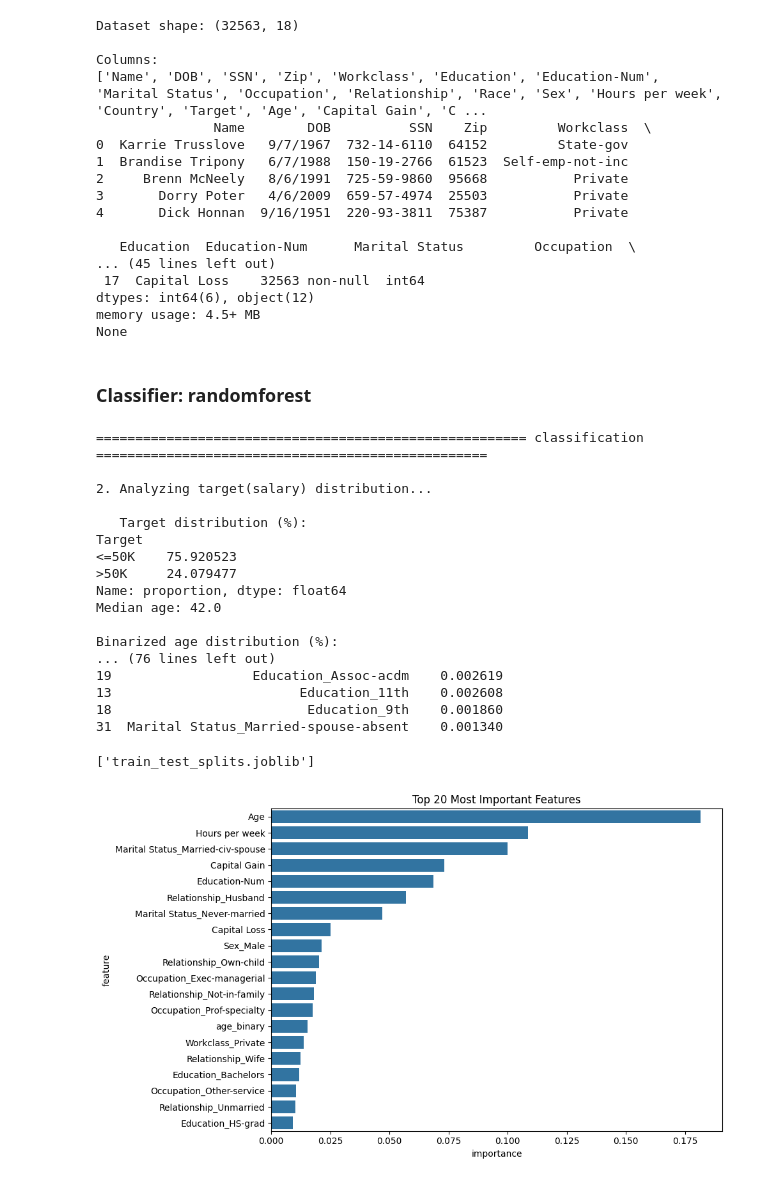
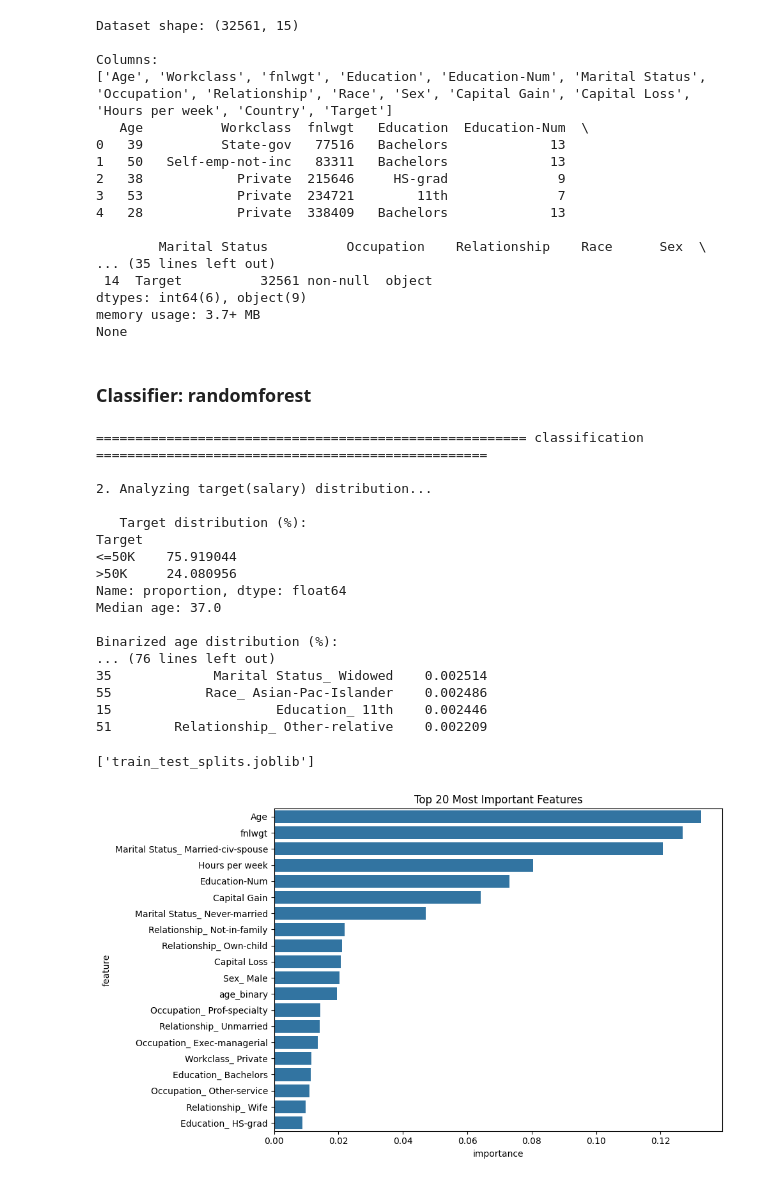
Before and after one commit to sirimeraoui/MDBW, a Jupyter notebook: main.ipynb, the cells around one changed output. Cells and saved outputs as stored; diff of their text form; code cells hidden in the pictures.

Commit message:
classification new data

```diff
--- a/main.ipynb
+++ b/main.ipynb
@@ -10,7 +10,14 @@ from sklearn.preprocessing import LabelEncoder
 import joblib  #to save the trained model
 np.random.seed(42)
 
-df = pd.read_csv('adult_with_pii.csv')
+df = pd.read_csv('adult.data.csv', header=None)
+df.columns = [
+    'Age', 'Workclass', 'fnlwgt', 'Education', 'Education-Num',
+    'Marital Status', 'Occupation', 'Relationship', 'Race', 'Sex',
+    'Capital Gain', 'Capital Loss', 'Hours per week', 'Country', 'Target'
+]
+df["Target"] = df["Target"].str.strip()
+
 # Data overview:
 print("Dataset shape:", df.shape)
 print("\nColumns:")
@@ -20,22 +27,22 @@ print("\nData shape:",df.shape)
 print("\nData info:")
 print(df.info())
 # %% [output]
-Dataset shape: (32563, 18)
+Dataset shape: (32561, 15)
 
 Columns:
-['Name', 'DOB', 'SSN', 'Zip', 'Workclass', 'Education', 'Education-Num', 'Marital Status', 'Occupation', 'Relationship', 'Race', 'Sex', 'Hours per week', 'Country', 'Target', 'Age', 'Capital Gain', 'C ...
-               Name        DOB          SSN    Zip         Workclass  \
-0  Karrie Trusslove   9/7/1967  732-14-6110  64152         State-gov
-1  Brandise Tripony   6/7/1988  150-19-2766  61523  Self-emp-not-inc
-2     Brenn McNeely   8/6/1991  725-59-9860  95668           Private
-3       Dorry Poter   4/6/2009  659-57-4974  25503           Private
-4       Dick Honnan  9/16/1951  220-93-3811  75387           Private
+['Age', 'Workclass', 'fnlwgt', 'Education', 'Education-Num', 'Marital Status', 'Occupation', 'Relationship', 'Race', 'Sex', 'Capital Gain', 'Capital Loss', 'Hours per week', 'Country', 'Target']
+   Age          Workclass  fnlwgt   Education  Education-Num  \
+0   39          State-gov   77516   Bachelors             13
+1   50   Self-emp-not-inc   83311   Bachelors             13
+2   38            Private  215646     HS-grad              9
+3   53            Private  234721        11th              7
+4   28            Private  338409   Bachelors             13
 
-   Education  Education-Num      Marital Status         Occupation  \
-... (45 lines left out)
- 17  Capital Loss    32563 non-null  int64
-dtypes: int64(6), object(12)
-memory usage: 4.5+ MB
+        Marital Status          Occupation    Relationship    Race      Sex  \
+... (35 lines left out)
+ 14  Target          32561 non-null  object
+dtypes: int64(6), object(9)
+memory usage: 3.7+ MB
 None
 # %% [markdown]
 ### Classifier: randomforest
@@ -55,8 +62,8 @@ print("\nBinarized age distribution (%):")
 print(df['age_binary'].value_counts(normalize=True) * 100)
 
 #data preparation
-# Remove personal info
-df_clean = df.drop(['Name', 'DOB', 'SSN', 'Zip'], axis=1)
+df_clean = df.copy()
+
 print(f"Columns: {df_clean.columns.tolist()}")
 
 # Prepare features and target cols
@@ -117,39 +124,41 @@ feature_importance = pd.DataFrame({
 
 
 print("50 most impactful features::")
 print(feature_importance.head(50))
 
 #  feature importance plot
 top_n = 20
 top_features = feature_importance.head(top_n)
 
 plt.figure(figsize=(10, 6))
 sns.barplot(data=top_features, x='importance', y='feature')
 plt.title(f'Top {top_n} Most Important Features')
 plt.tight_layout()
 plt.savefig('feature_importance_top20.png', dpi=300)
 # Save processed dataset
-df_clean.to_csv('adult_processed.csv', index=False)
+df_final = X.copy()
+df_final['Target'] = y
+df_final.to_csv('adult_processed.csv', index=False)
 # Save the trained model
 joblib.dump(classifier, 'classifier_model.joblib')
 joblib.dump((X_train, X_test, y_train, y_test), 'train_test_splits.joblib')
 # %% [output]
 ======================================================= classification ==================================================
 
 2. Analyzing target(salary) distribution...
 
    Target distribution (%):
 Target
-<=50K    75.920523
->50K     24.079477
+<=50K    75.919044
+>50K     24.080956
 Name: proportion, dtype: float64
-Median age: 42.0
+Median age: 37.0
 
 Binarized age distribution (%):
 ... (76 lines left out)
-19                  Education_Assoc-acdm    0.002619
-13                        Education_11th    0.002608
-18                         Education_9th    0.001860
-31  Marital Status_Married-spouse-absent    0.001340
+35             Marital Status_ Widowed    0.002514
+55            Race_ Asian-Pac-Islander    0.002486
+15                     Education_ 11th    0.002446
+51        Relationship_ Other-relative    0.002209
 ['train_test_splits.joblib']
-[figure, old version]
+[figure, new version]
```
Also changed, not shown: 6 other files.
